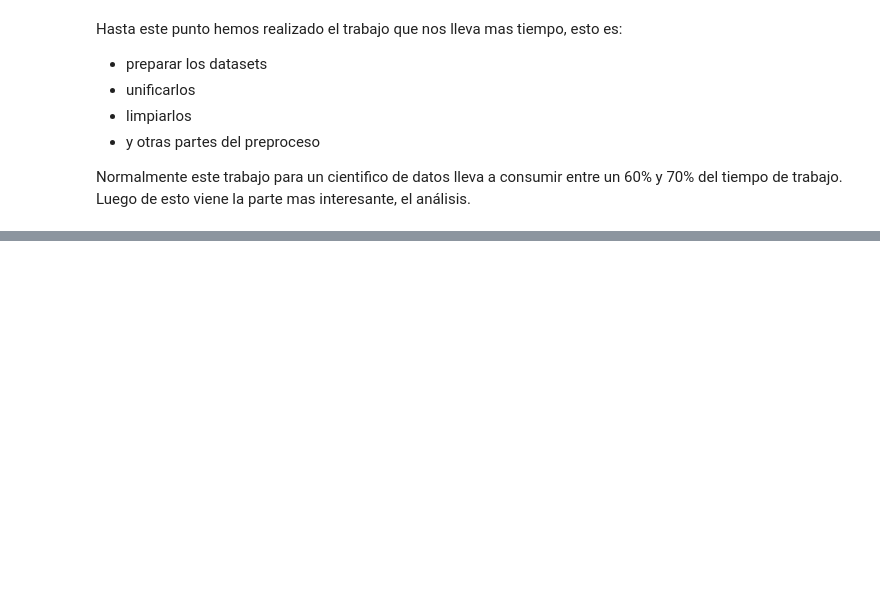
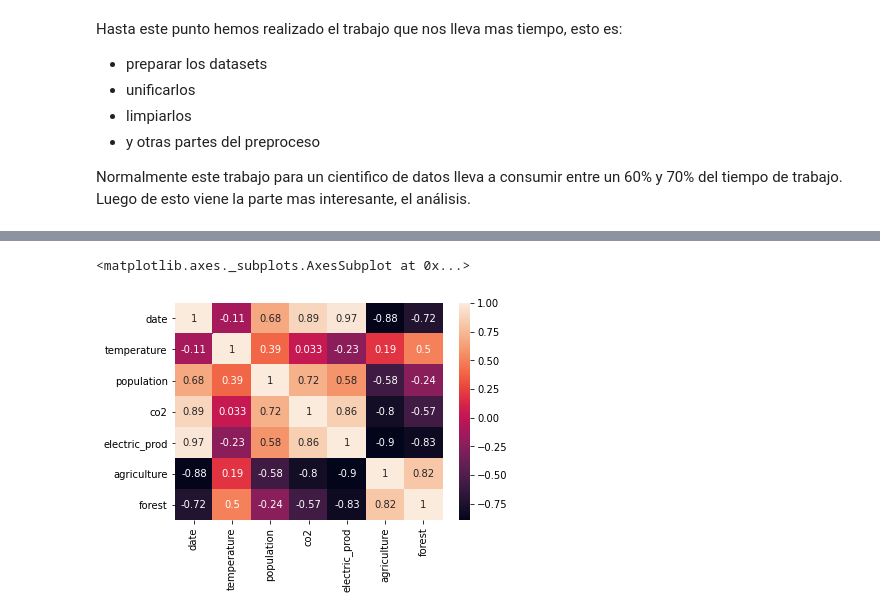
Before and after one commit to francomanca93/analisis-de-datos, a Jupyter notebook: Proyecto_Cambio_climático.ipynb, the cells around one changed output, grey strips where cells are left out. Saved outputs shown, nothing was run; the diff lists cells and outputs as text; code cells hidden in the pictures; blank space fills up the shorter version.

```diff
--- a/Proyecto_Cambio_climático.ipynb
+++ b/Proyecto_Cambio_climático.ipynb
@@ -625,0 +747,3 @@ Normalmente este trabajo para un cientifico de datos lleva a consumir entre un 6
+# %%
+df_med = df_climate.groupby('date').median()
+df_med
@@ -625,0 +769,5 @@ Normalmente este trabajo para un cientifico de datos lleva a consumir entre un 6
+# %%
+sns.heatmap(df_med.reset_index().corr(), annot=True)
+# %% [output]
+<matplotlib.axes._subplots.AxesSubplot at 0x...>
+[figure, added]
```
Also changed, not shown: parts of 41 cells of this notebook.
